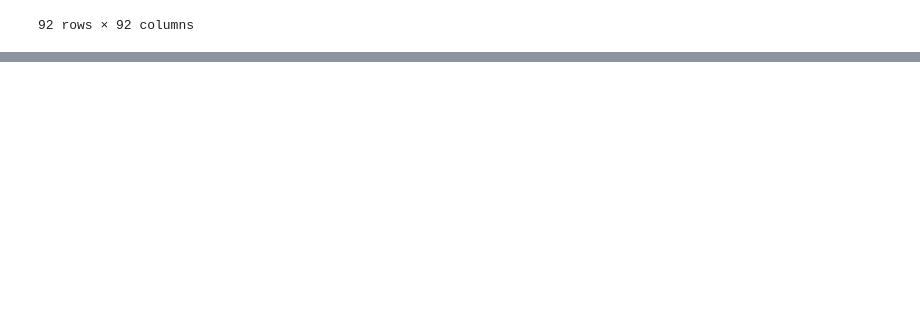
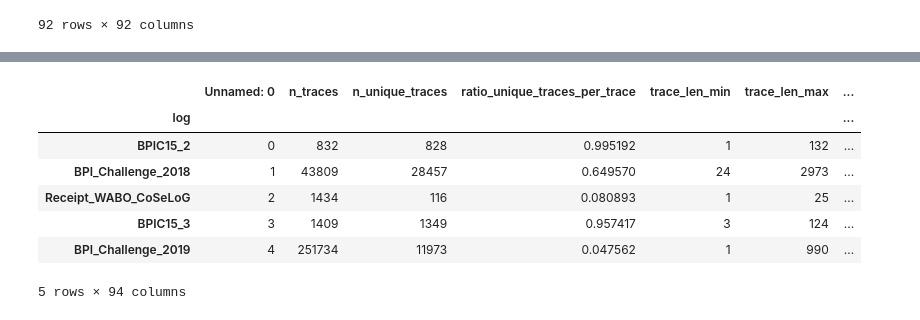
Before and after one commit to lmu-dbs/feeed, a Jupyter notebook: demo.ipynb, the cells around one changed output, grey strips where cells are left out. Cells and saved outputs as stored; diff of their text form; code cells hidden in the pictures; blank space fills up the shorter version.

```diff
--- a/demo.ipynb
+++ b/demo.ipynb
@@ -190,3 +215,16 @@ fig = plt.figure(1, figsize=(15, 15), dpi=60)
 nx.draw(G, with_labels=True, node_color='lightgreen', node_size=600, edge_color='black', linewidths=1, font_size=15)
 # %% [output]
 [figure]
+# %%
+df = pd.read_csv("../tag/data/real_event_logs.csv", index_col=None)
+df = df.set_index('log')
+df.head()
+# %% [output]
+|  | Unnamed: 0 | n_traces | n_unique_traces | ratio_unique_traces_per_trace | trace_len_min | trace_len_max | ... |
+| log |  |  |  |  |  |  | ... |
+| BPIC15_2 | 0 | 832 | 828 | 0.995192 | 1 | 132 | ... |
+| BPI_Challenge_2018 | 1 | 43809 | 28457 | 0.649570 | 24 | 2973 | ... |
+| Receipt_WABO_CoSeLoG | 2 | 1434 | 116 | 0.080893 | 1 | 25 | ... |
+| BPIC15_3 | 3 | 1409 | 1349 | 0.957417 | 3 | 124 | ... |
+| BPI_Challenge_2019 | 4 | 251734 | 11973 | 0.047562 | 1 | 990 | ... |
+5 rows × 94 columns
```
Also changed, not shown: parts of 10 cells of this notebook.
